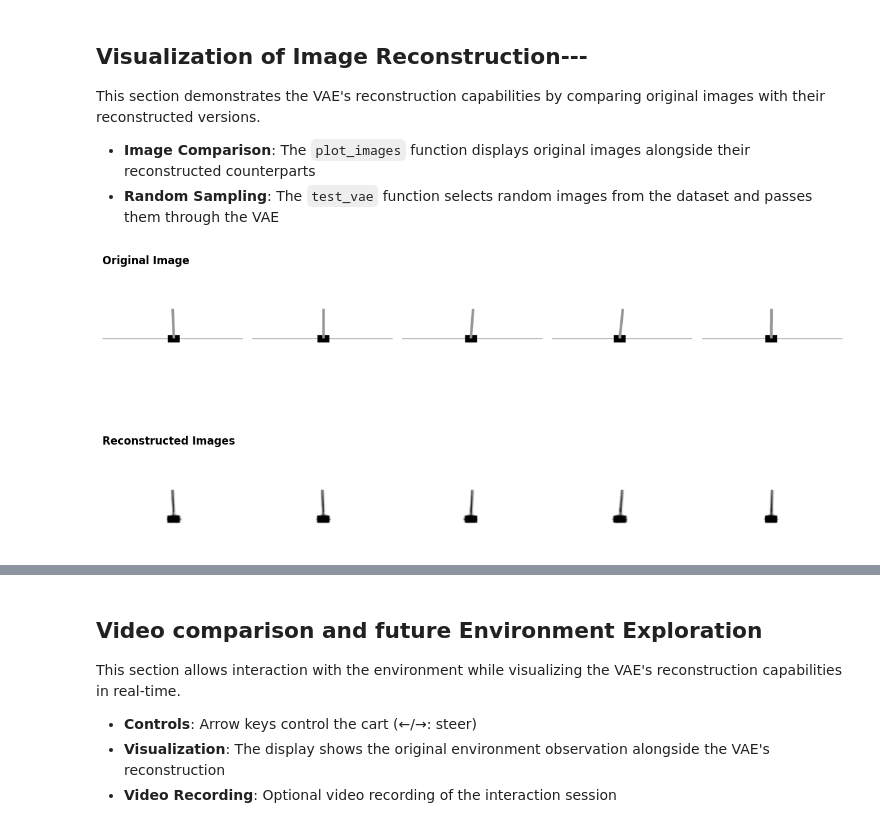
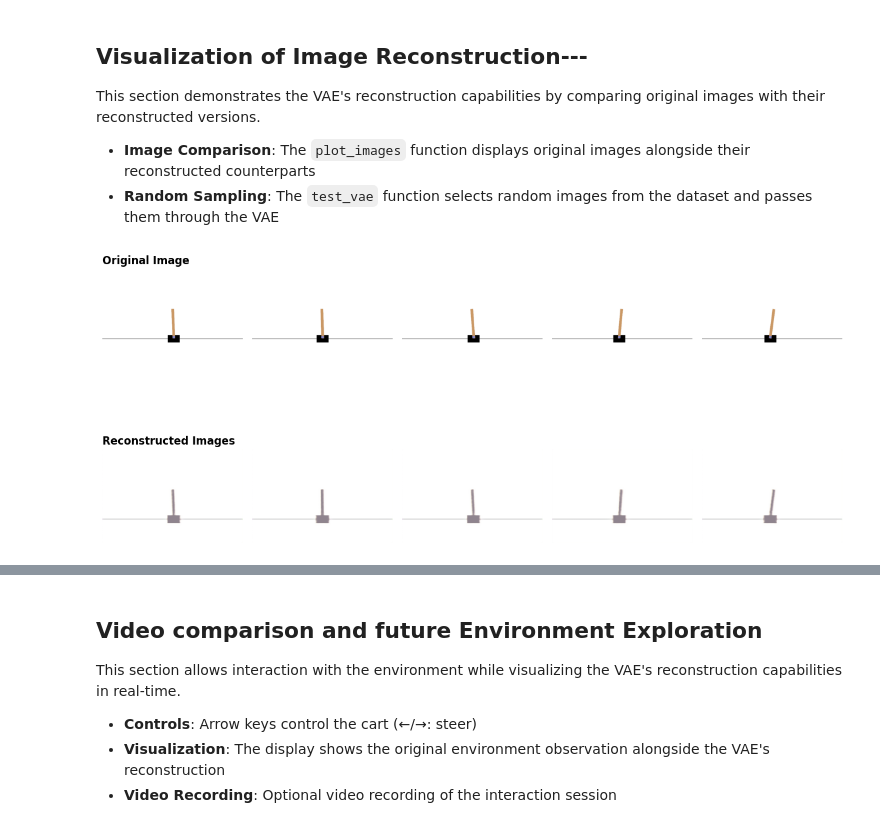
Before and after one commit to viniandrs/jepa_cart_pole, a Jupyter notebook: notebooks/2-vision_vae.ipynb, the cells around one changed output, grey strips where cells are left out. Cells and saved outputs as stored; diff of their text form; code cells hidden in the pictures.

```diff
--- a/notebooks/2-vision_vae.ipynb
+++ b/notebooks/2-vision_vae.ipynb
@@ -81,10 +74,7 @@ from tqdm import tqdm
 import os
 
 def train_vae(model, train_loader, optimizer, num_epochs=10, file_name='vae', folder='checkpoints'):
-
-    device = torch.device('cuda' if torch.cuda.is_available() else 'cpu')
-
-    model.to(device)
+    model.to(DEVICE)
     model.train()
 
     os.makedirs(folder, exist_ok=True)
@@ -95,7 +85,7 @@ def train_vae(model, train_loader, optimizer, num_epochs=10, file_name='vae', fo
 
         with tqdm(train_loader, desc=f'Epoch {epoch + 1}/{num_epochs}') as pbar:
             for images, actions, rewards, dones in pbar:
-                images = images.to(device)
+                images = images.to(DEVICE)
                 recon, mu, logvar = model(images)
                 loss, recon_loss, kl = model.loss(recon, images, mu, logvar)
 
@@ -117,15 +107,10 @@ from torch.optim import AdamW
 
 from jepacartpole.datasets import CartPoleVAEDataset
 
-vae_config = ConfigVAE()
-
 dataset = CartPoleVAEDataset(h5_path='../data/vae/vae_data.h5')
-dataloader = DataLoader(dataset, batch_size=vae_config.batch_size, shuffle=True, num_workers=2) #, pin_memory=True, persistant_workers=True)
+dataloader = DataLoader(dataset, batch_size=vae_config.batch_size, shuffle=True, num_workers=2)#, pin_memory=True, persistant_workers=True)
 optimizer = AdamW(model.parameters(), lr=1e-3, weight_decay=1e-6)
-
-device = torch.device('cuda' if torch.cuda.is_available() else 'cpu')
-model = VAE(vae_config).to(device)
 # %%
 %%time
-# train_vae(model, dataloader, optimizer, num_epochs=vae_config.epochs, file_name = 'vae', folder='../checkpoints')
+train_vae(model, dataloader, optimizer, num_epochs=vae_config.epochs, file_name = 'vae', folder='../checkpoints')
 # %% [output]
@@ -134,10 +123,8 @@ Wall time: 7.63 µs
 # %% [markdown]
 ### **Load Pre-trained Model**
 # %%
-device = torch.device('cuda' if torch.cuda.is_available() else 'cpu')
-vae_config = ConfigVAE()
-model = VAE(vae_config).to(device)
-model.load_state_dict(torch.load('../checkpoints/vae_bkp.pth', weights_only=False, map_location=device ))
+
+model.load_state_dict(torch.load('../checkpoints/vae.pth', weights_only=False, map_location=DEVICE ))
 # %% [output]
 <All keys matched successfully>
 # %% [markdown]
@@ -150,41 +137,32 @@ This section demonstrates the VAE's reconstruction capabilities by comparing ori
 # %%
 import torch
 import matplotlib.pyplot as plt
 
 def plot_images(original, reconstructed, n=4):
     fig, axes = plt.subplots(2, n, figsize=(12, 7))
 
     for i in range(n):
-        axes[0, i].imshow(original[i].squeeze().cpu().numpy(), cmap='gray')
+        axes[0, i].imshow(original[i].permute(1, 2, 0).squeeze().cpu().numpy())
         axes[0, i].axis('off')
     axes[0, 0].set_title("Original Image", fontsize=12, fontweight='bold', loc='left')
 
     for i in range(n):
-        axes[1, i].imshow(reconstructed[i].squeeze().cpu().detach().numpy(), cmap='gray')
+        axes[1, i].imshow(reconstructed[i].permute(1, 2, 0).squeeze().cpu().numpy())
         axes[1, i].axis('off')
     axes[1, 0].set_title("Reconstructed Images", fontsize=12, fontweight='bold', loc='left')
     plt.tight_layout()
     plt.show()
 
-def test_vae(model, dataset, n=3):
+def test_vae(model, dataloader, n=3):
     model.eval()
-    images = next(iter(dataset))[0].to(device)  # Get a batch of images
+    images = next(iter(dataloader))[0].to(DEVICE)  # Get a batch of images
 
     with torch.no_grad():
         reconstructed, _, _ = model(images)
 
     indices = torch.randperm(images.size(0))[:n]  # Select random images
     plot_images(images[indices], reconstructed[indices], n)
+
+test_vae(model, dataloader, n=5)
+# %% [output]
+[figure, added]
-# %%
-from torch.utils.data import DataLoader
-
-import os
-import sys
-sys.path.append((os.path.abspath(os.path.join('..'))))
-from jepacartpole.datasets import CartPoleDataset
-
-dataset = CartPoleVAEDataset('../data/vae/vae_data.h5')
-dataloader = DataLoader(dataset, batch_size=128, shuffle=True)
-test_vae(model, dataloader, n=5)
-# %% [output]
-[figure, removed]
```
Also changed, not shown: parts of 8 cells of this notebook, 7 other files.
